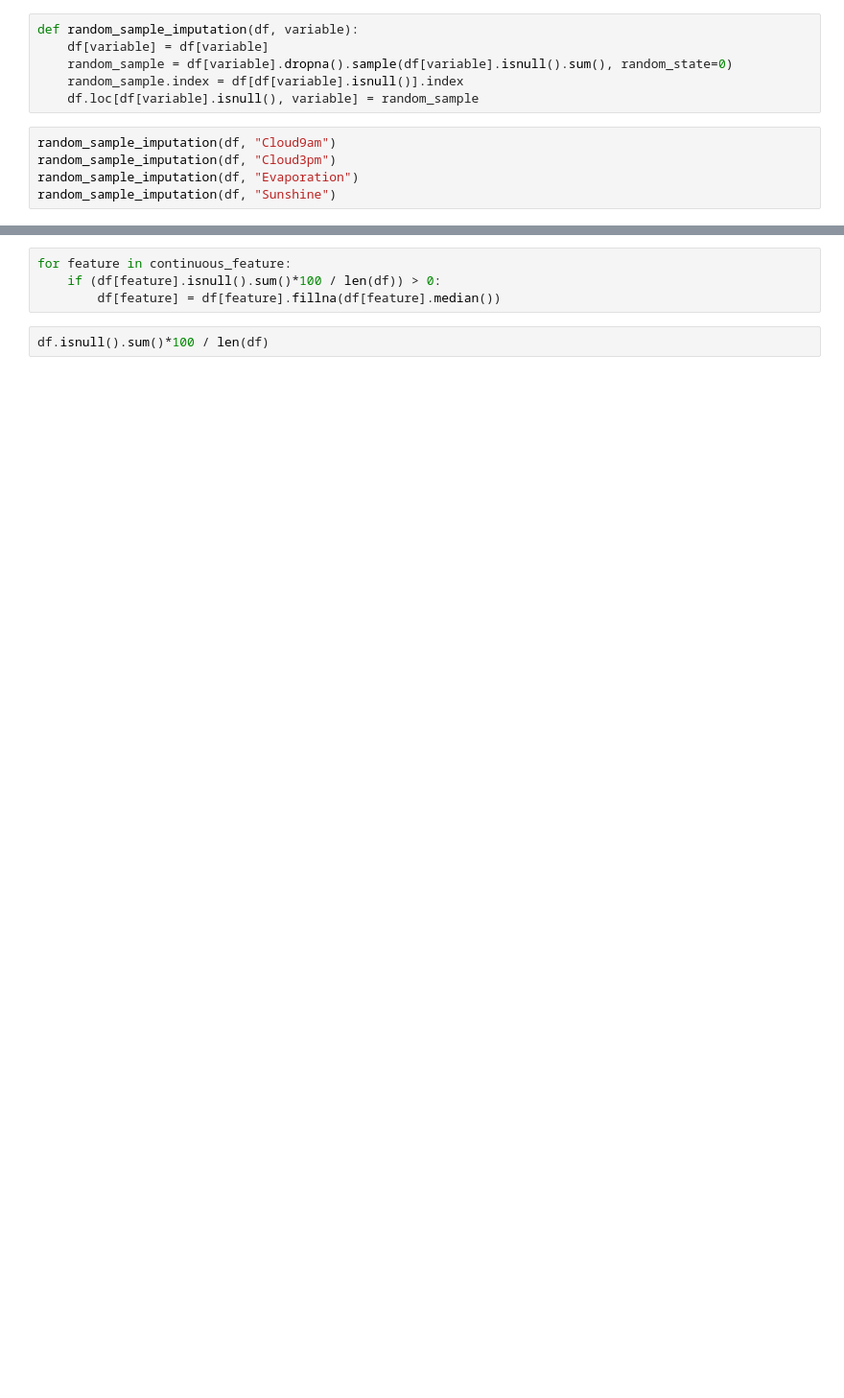
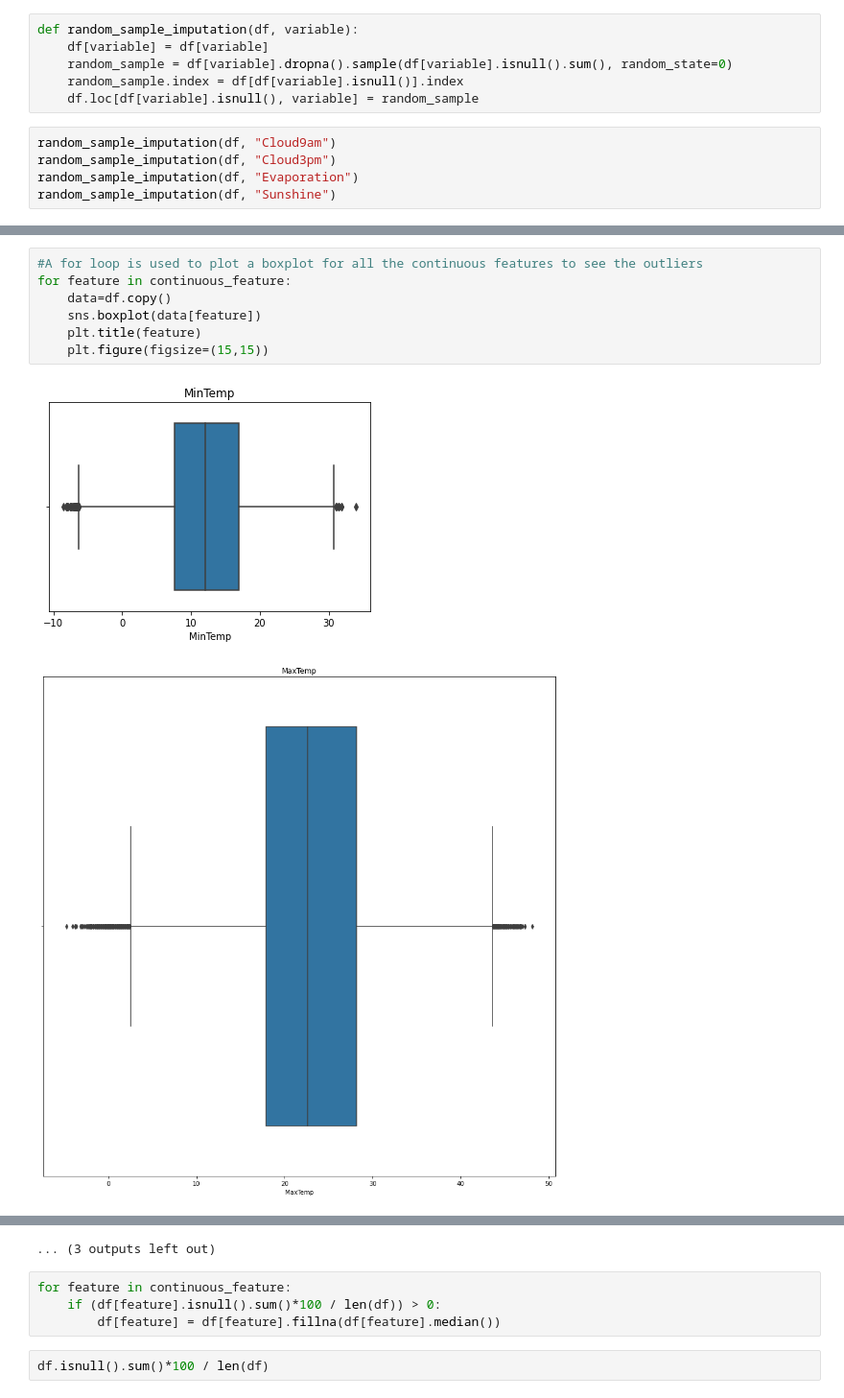
Before and after one commit to JIPiration/web-deploy-tutorials, a Jupyter notebook: rain-prediction/rain-prediction2.ipynb, the cells around one changed output, grey strips where cells are left out. Shown at 96% size. Drawn from its saved outputs; the diff is of its cells as text; blank space fills up the shorter version.

```diff
--- a/rain-prediction/rain-prediction2.ipynb
+++ b/rain-prediction/rain-prediction2.ipynb
@@ -70,0 +138,10 @@ for feature in continuous_feature:
+# %%
+#A for loop is used to plot a boxplot for all the continuous features to see the outliers
+for feature in continuous_feature:
+    data=df.copy()
+    sns.boxplot(data[feature])
+    plt.title(feature)
+    plt.figure(figsize=(15,15))
+# %% [output]
+[figure, added]
+[figure, added]
@@ -71,3 +158,4 @@ for feature in continuous_feature:
+... (3 outputs left out)
 # %%
 for feature in continuous_feature:
     if (df[feature].isnull().sum()*100 / len(df)) > 0:
```
Also changed, not shown: parts of 78 cells of this notebook.
